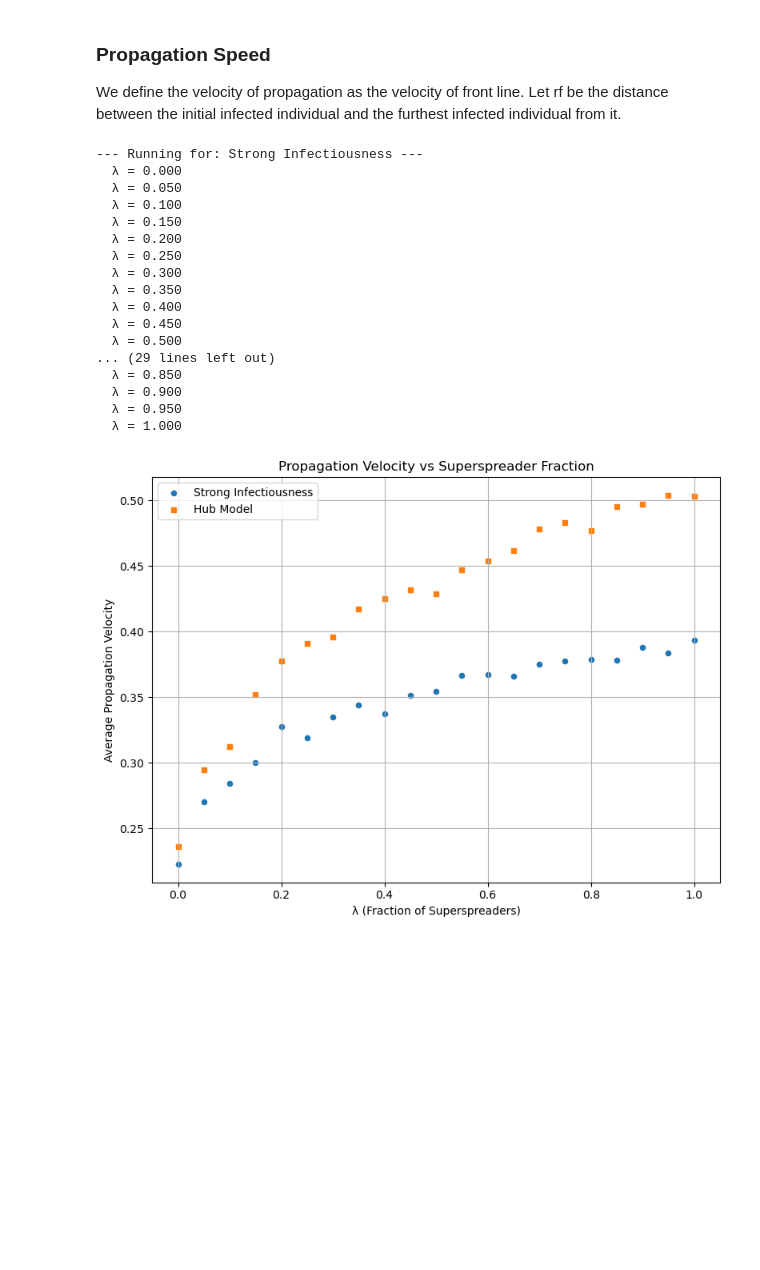
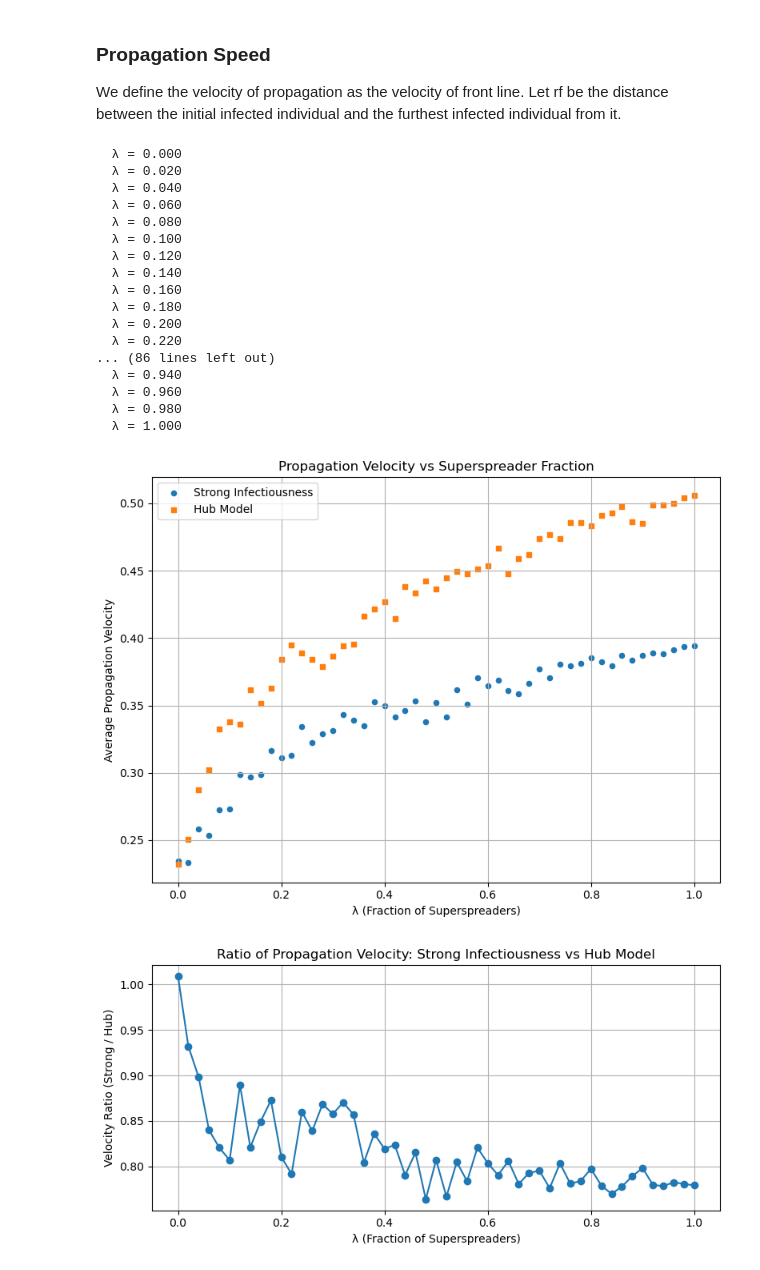
Before and after one commit to IamKrill1n/Effects-of-superspreaders-in-spread-of-epidemic-reimplementation, a Jupyter notebook: experiments.ipynb, the cells around one changed output. Cells and saved outputs as stored; diff of their text form; code cells hidden in the pictures; blank space fills up the shorter version.

```diff
--- a/experiments.ipynb
+++ b/experiments.ipynb
@@ -143,49 +143,57 @@ def run_single_simulation_velocity(L_system, lambda_val, model_type_key):
 # %%
 markers = ['o', 's']  # Different markers for each model
 plt.figure(figsize=(8, 6))
-
+results_dict = {}
 density_param = 20
-lambda_ss_values = np.linspace(0.0, 1.0, 21)  # Fractions of superspreaders from 0 to 1
+lambda_ss_values = np.linspace(0.0, 1.0, 51)  # Fractions of superspreaders from 0 to 1
 for marker, (fig_title, model_type_key) in zip(markers, superspreader_models_to_run.items()):
     print(f"\n--- Running for: {fig_title} ---")
     results = []
     for lambda_val in lambda_ss_values:
-        print(f"  λ = {lambda_val:.3f}")
+        # print(f"  λ = {lambda_val:.3f}")
         L_system = np.sqrt((N_pop * np.pi * r0_normal_val**2) / density_param)
 
         avg_velocities = Parallel(n_jobs=8)(
             delayed(run_single_simulation_velocity)(L_system, lambda_val, model_type_key)
             for _ in range(num_mc_runs_per_point)
         )
         avg_velocity = np.mean(avg_velocities)
         results.append(avg_velocity)
+    results_dict[fig_title] = results
 
     plt.scatter(lambda_ss_values, results, marker=marker, s=20, label=fig_title)
+
+results_strong = results_dict["Strong Infectiousness"]
+results_hub = results_dict["Hub Model"]
+
+# Calculate ratio and difference
+velocity_ratio = np.array(results_strong) / np.array(results_hub)
 
 plt.xlabel("λ (Fraction of Superspreaders)")
 plt.ylabel("Average Propagation Velocity")
 plt.title("Propagation Velocity vs Superspreader Fraction")
 plt.grid(True)
 plt.legend()
 plt.tight_layout()
 plt.savefig("propagation_velocity_vs_superspreader_fraction.png", dpi=300, bbox_inches='tight')
 plt.show()
 # %% [output]
---- Running for: Strong Infectiousness ---
   λ = 0.000
-  λ = 0.050
+  λ = 0.020
+  λ = 0.040
+  λ = 0.060
+  λ = 0.080
   λ = 0.100
-  λ = 0.150
+  λ = 0.120
+  λ = 0.140
+  λ = 0.160
+  λ = 0.180
   λ = 0.200
-  λ = 0.250
-  λ = 0.300
-  λ = 0.350
-  λ = 0.400
-  λ = 0.450
-  λ = 0.500
-... (29 lines left out)
-  λ = 0.850
-  λ = 0.900
-  λ = 0.950
+  λ = 0.220
+... (86 lines left out)
+  λ = 0.940
+  λ = 0.960
+  λ = 0.980
   λ = 1.000
-[figure, old version]
+[figure, new version]
+[figure, added]
```
Also changed, not shown: parts of 1 cell of this notebook, 24 other files.
